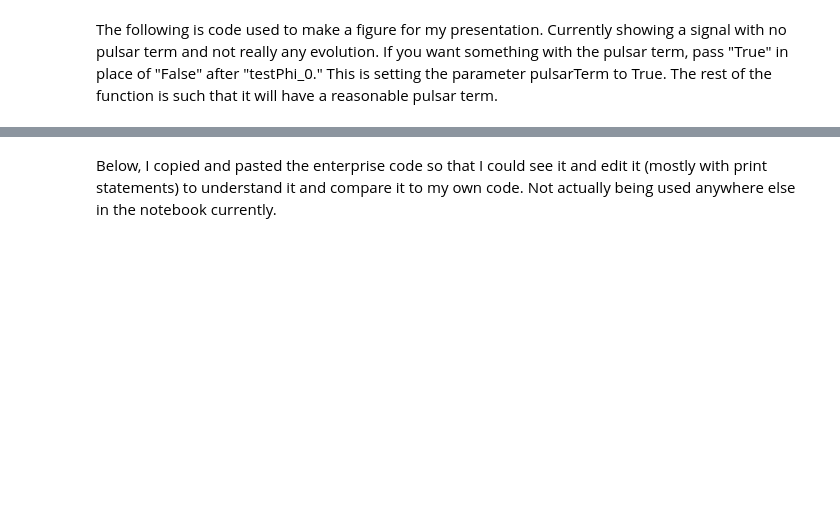
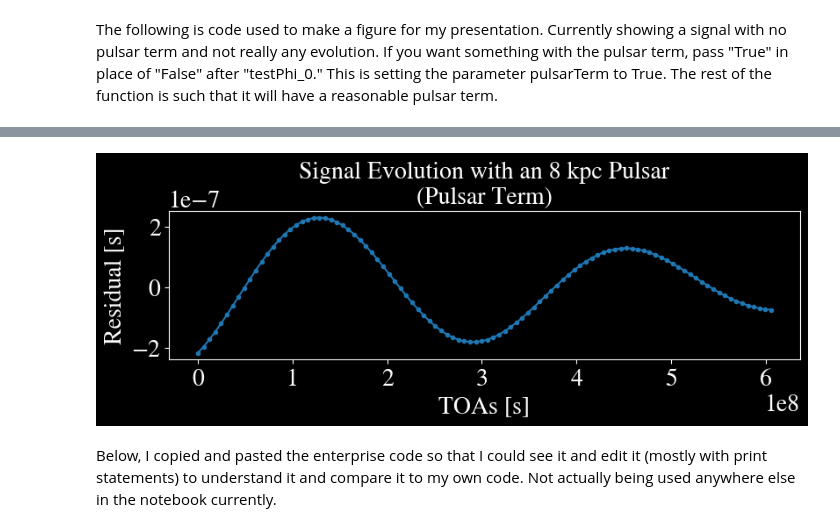
Before and after one commit to itsrainingsomewhere/smbhb-environments, a Jupyter notebook: Notebooks/Continuous_Wave_Delay.ipynb, the cells around one changed output, grey strips where cells are left out. Saved outputs shown, nothing was run; the diff lists cells and outputs as text; code cells hidden in the pictures; blank space fills up the shorter version.

```diff
--- a/Notebooks/Continuous_Wave_Delay.ipynb
+++ b/Notebooks/Continuous_Wave_Delay.ipynb
@@ -235,3 +232,25 @@ plt.show()
+# %%
+graphResiduals = cw_delay(testTOAs, testM, testDist, testw_0, testI, testPsi, testPos, testgwtheta, testgwphi, testPhi_0, True, testPDist)
+
+plt.rcParams['font.size'] = 20
+
+# Create a grid of 2 rows and 3 columns, and use gridspec to span subplots
+#fig, axs = plt.subplots(1, 2, layout="constrained", figsize = (4, 3))
+fig, ax = plt.subplots(1, 1, layout="constrained", figsize = (8, 3))
+
+plt.style.use('dark_background')
+ax.plot(testTOAs, graphResiduals, marker=".", ls='-', alpha=1, color="tab:blue")
+ax.set_xlabel('TOAs [s]', fontsize = 20)
+ax.set_ylabel('Residual [s]', fontsize = 20)
+ax.tick_params(axis='both', which='major', labelsize=20)
+ax.set_title("Signal Evolution with an 8 kpc Pulsar\n(Pulsar Term)", fontsize = 20)
+#plt.legend();
+
+fig.savefig("signalEvolveDark.png", transparent = True)
+
+plt.show()
+# %% [output]
+[figure, added]
 # %% [markdown]
 Below, I copied and pasted the enterprise code so that I could see it and edit it (mostly with print statements) to understand it and compare it to my own code. Not actually being used anywhere else in the notebook currently.
 # %%
```
Also changed, not shown: parts of 4 cells of this notebook, 4 other files.
